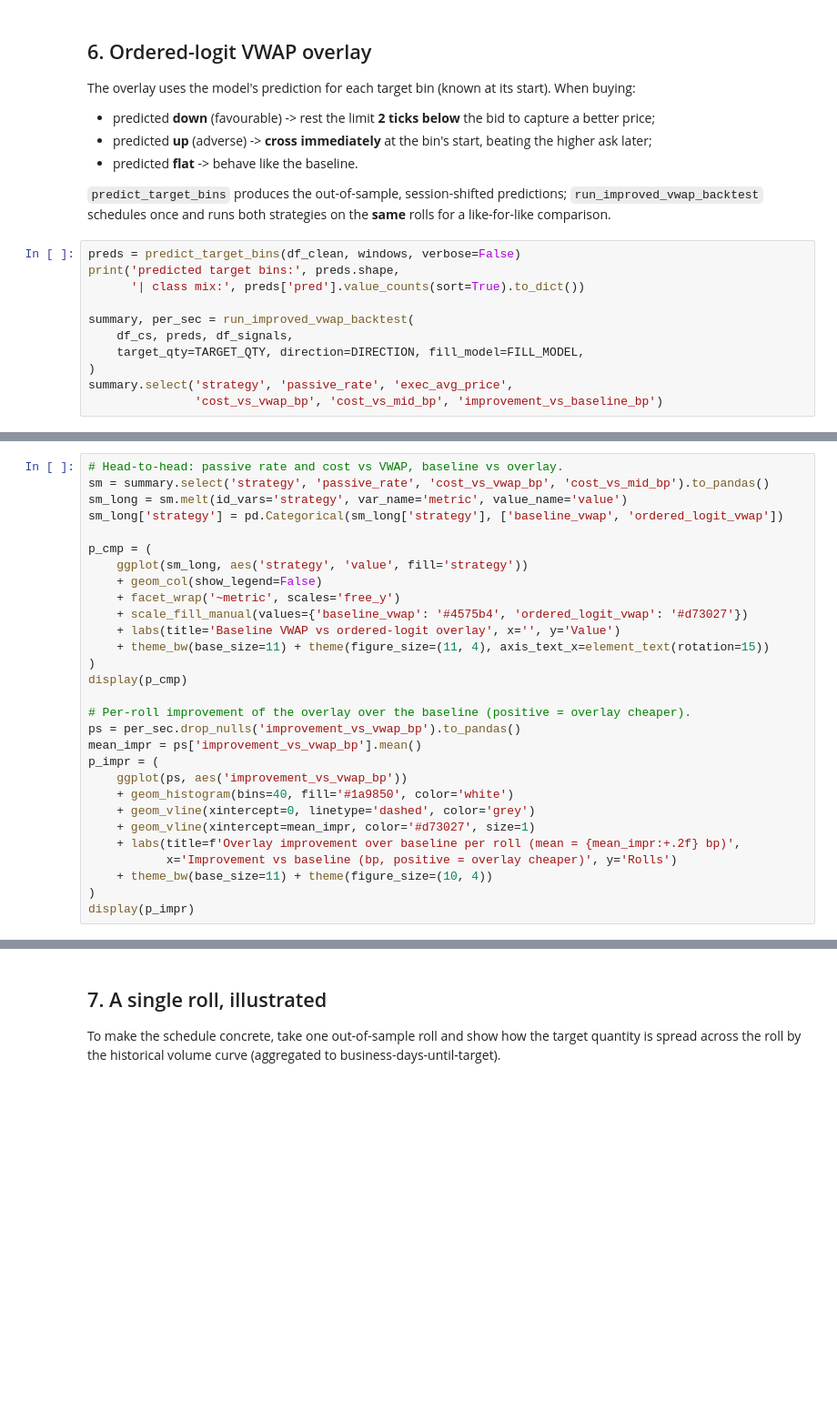
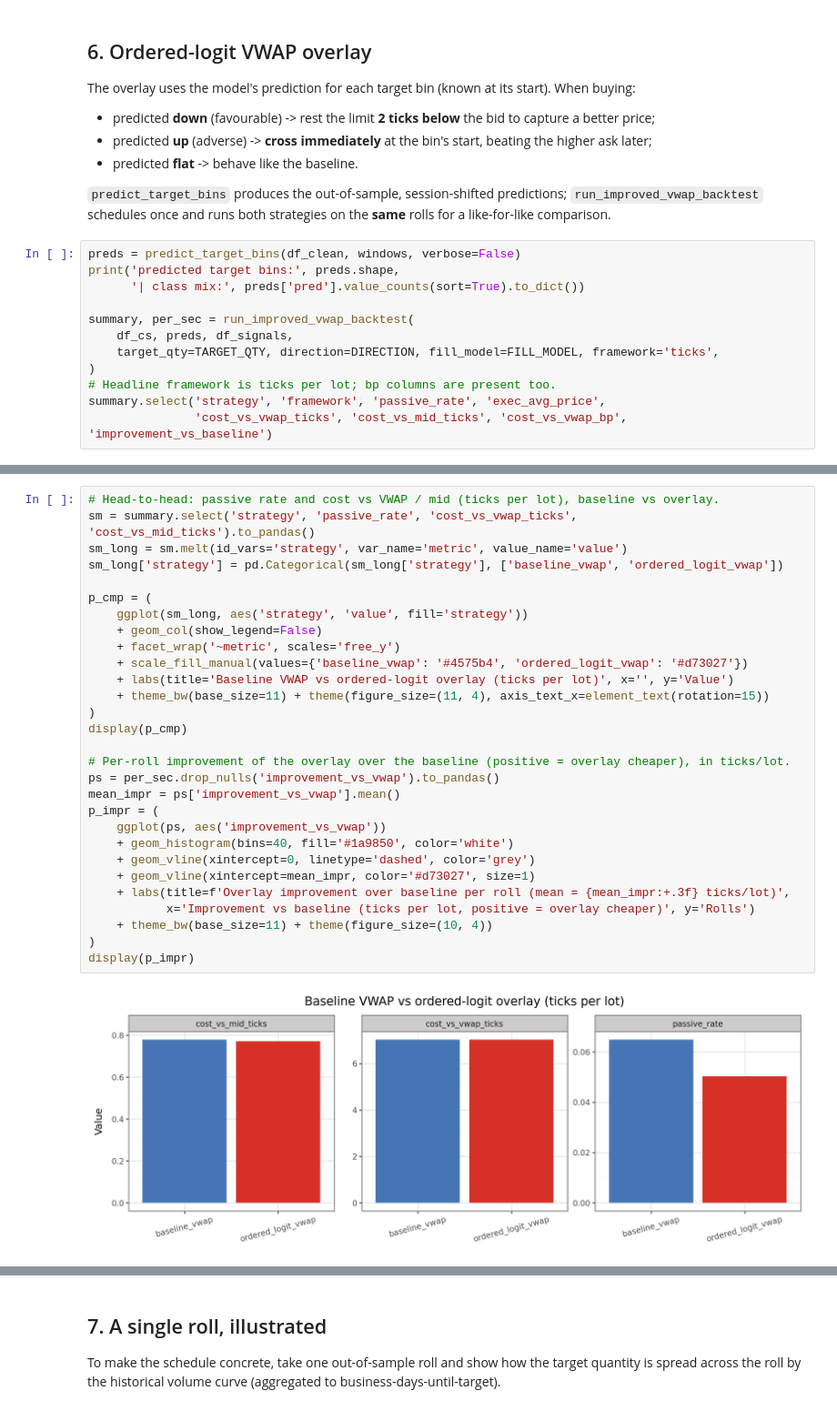
Before and after one commit to qe-internship-wjw/ip1, a Jupyter notebook: notebooks/03_vwap_backtest.ipynb, the cells around one changed output, grey strips where cells are left out. Shown at 91% size. Saved outputs shown, nothing was run; the diff lists cells and outputs as text; blank space fills up the shorter version.

```diff
--- a/notebooks/03_vwap_backtest.ipynb
+++ b/notebooks/03_vwap_backtest.ipynb
@@ -232,7 +242,8 @@ print('predicted target bins:', preds.shape,
 
 summary, per_sec = run_improved_vwap_backtest(
     df_cs, preds, df_signals,
-    target_qty=TARGET_QTY, direction=DIRECTION, fill_model=FILL_MODEL,
+    target_qty=TARGET_QTY, direction=DIRECTION, fill_model=FILL_MODEL, framework='ticks',
 )
-summary.select('strategy', 'passive_rate', 'exec_avg_price',
-               'cost_vs_vwap_bp', 'cost_vs_mid_bp', 'improvement_vs_baseline_bp')
+# Headline framework is ticks per lot; bp columns are present too.
+summary.select('strategy', 'framework', 'passive_rate', 'exec_avg_price',
+               'cost_vs_vwap_ticks', 'cost_vs_mid_ticks', 'cost_vs_vwap_bp', 'improvement_vs_baseline')
@@ -239,29 +271,31 @@ summary.select('strategy', 'passive_rate', 'exec_avg_price',
 # %%
-# Head-to-head: passive rate and cost vs VWAP, baseline vs overlay.
-sm = summary.select('strategy', 'passive_rate', 'cost_vs_vwap_bp', 'cost_vs_mid_bp').to_pandas()
+# Head-to-head: passive rate and cost vs VWAP / mid (ticks per lot), baseline vs overlay.
+sm = summary.select('strategy', 'passive_rate', 'cost_vs_vwap_ticks', 'cost_vs_mid_ticks').to_pandas()
 sm_long = sm.melt(id_vars='strategy', var_name='metric', value_name='value')
 sm_long['strategy'] = pd.Categorical(sm_long['strategy'], ['baseline_vwap', 'ordered_logit_vwap'])
 
 p_cmp = (
     ggplot(sm_long, aes('strategy', 'value', fill='strategy'))
     + geom_col(show_legend=False)
     + facet_wrap('~metric', scales='free_y')
     + scale_fill_manual(values={'baseline_vwap': '#4575b4', 'ordered_logit_vwap': '#d73027'})
-    + labs(title='Baseline VWAP vs ordered-logit overlay', x='', y='Value')
+    + labs(title='Baseline VWAP vs ordered-logit overlay (ticks per lot)', x='', y='Value')
     + theme_bw(base_size=11) + theme(figure_size=(11, 4), axis_text_x=element_text(rotation=15))
 )
 display(p_cmp)
 
-# Per-roll improvement of the overlay over the baseline (positive = overlay cheaper).
-ps = per_sec.drop_nulls('improvement_vs_vwap_bp').to_pandas()
-mean_impr = ps['improvement_vs_vwap_bp'].mean()
+# Per-roll improvement of the overlay over the baseline (positive = overlay cheaper), in ticks/lot.
+ps = per_sec.drop_nulls('improvement_vs_vwap').to_pandas()
+mean_impr = ps['improvement_vs_vwap'].mean()
 p_impr = (
-    ggplot(ps, aes('improvement_vs_vwap_bp'))
+    ggplot(ps, aes('improvement_vs_vwap'))
     + geom_histogram(bins=40, fill='#1a9850', color='white')
     + geom_vline(xintercept=0, linetype='dashed', color='grey')
     + geom_vline(xintercept=mean_impr, color='#d73027', size=1)
-    + labs(title=f'Overlay improvement over baseline per roll (mean = {mean_impr:+.2f} bp)',
-           x='Improvement vs baseline (bp, positive = overlay cheaper)', y='Rolls')
+    + labs(title=f'Overlay improvement over baseline per roll (mean = {mean_impr:+.3f} ticks/lot)',
+           x='Improvement vs baseline (ticks per lot, positive = overlay cheaper)', y='Rolls')
     + theme_bw(base_size=11) + theme(figure_size=(10, 4))
 )
 display(p_impr)
+# %% [output]
+[figure, added]
```
Also changed, not shown: parts of 6 cells of this notebook, 2 other files.
